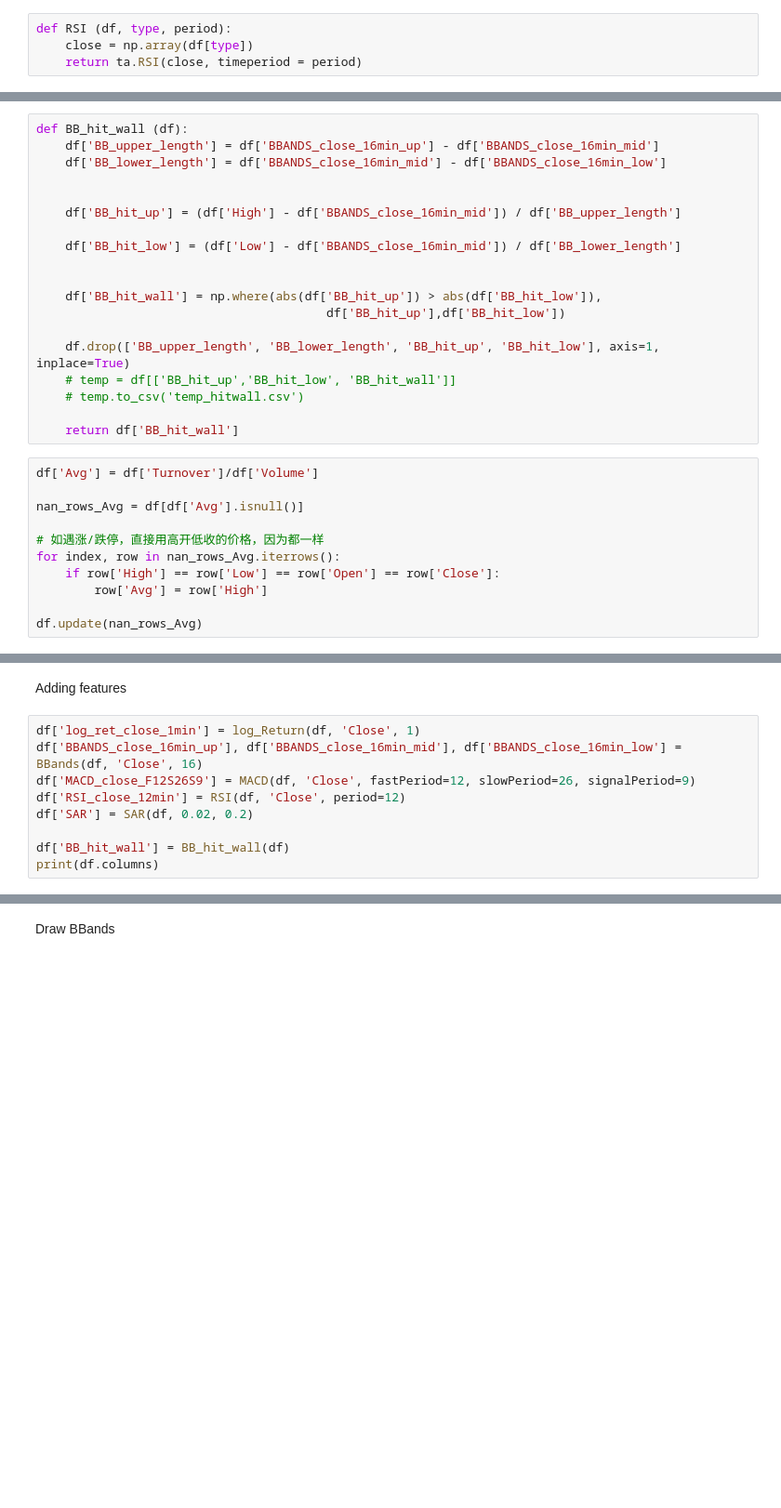
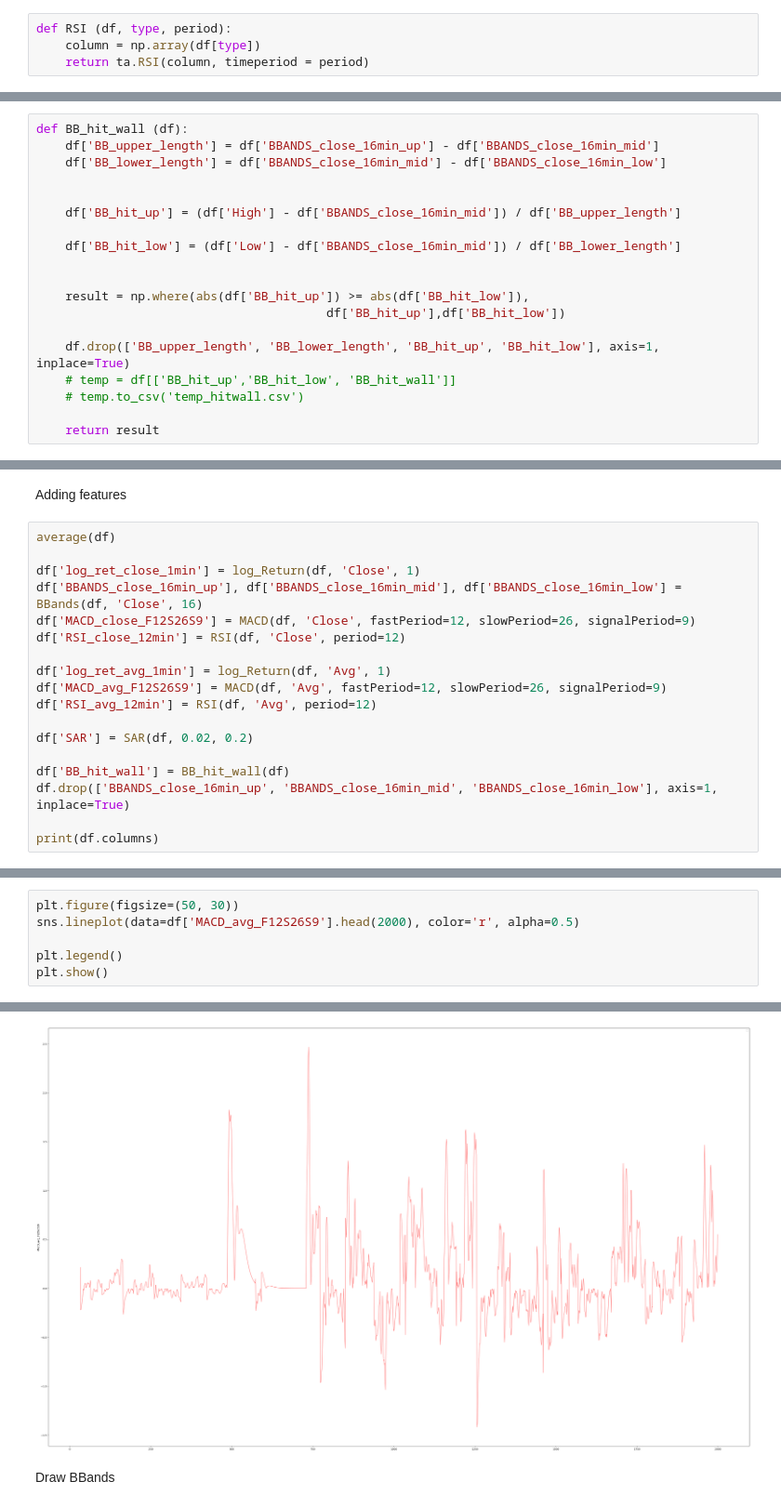
Before and after one commit to Aaron3963/Orient-Securities-2023, a Jupyter notebook: 多因子/add_features.ipynb, the cells around one changed output, grey strips where cells are left out. Shown at 93% size. Cells and saved outputs as stored; diff of their text form; blank space fills up the shorter version.

```diff
--- a/多因子/add_features.ipynb
+++ b/多因子/add_features.ipynb
@@ -37,7 +45,7 @@ def MACD(df, column, fastPeriod, slowPeriod, signalPeriod):
 # %%
 def RSI (df, type, period):
-    close = np.array(df[type])
-    return ta.RSI(close, timeperiod = period)
+    column = np.array(df[type])
+    return ta.RSI(column, timeperiod = period)
 # %%
 def SAR (df, acc, max):
     high = np.array(df['High'])
@@ -71,22 +79,11 @@ def BB_hit_wall (df):
     df['BB_hit_low'] = (df['Low'] - df['BBANDS_close_16min_mid']) / df['BB_lower_length']
 
 
-    df['BB_hit_wall'] = np.where(abs(df['BB_hit_up']) > abs(df['BB_hit_low']),
+    result = np.where(abs(df['BB_hit_up']) >= abs(df['BB_hit_low']),
                                         df['BB_hit_up'],df['BB_hit_low'])
 
     df.drop(['BB_upper_length', 'BB_lower_length', 'BB_hit_up', 'BB_hit_low'], axis=1, inplace=True)
     # temp = df[['BB_hit_up','BB_hit_low', 'BB_hit_wall']]
     # temp.to_csv('temp_hitwall.csv')
 
-    return df['BB_hit_wall']
+    return result
-# %%
-df['Avg'] = df['Turnover']/df['Volume']
-
-nan_rows_Avg = df[df['Avg'].isnull()]
-
-# 如遇涨/跌停，直接用高开低收的价格，因为都一样
-for index, row in nan_rows_Avg.iterrows():
-    if row['High'] == row['Low'] == row['Open'] == row['Close']:
-        row['Avg'] = row['High']
-
-df.update(nan_rows_Avg)
@@ -93,13 +103,22 @@ df.update(nan_rows_Avg)
 # %% [markdown]
 Adding features
 # %%
+average(df)
+
 df['log_ret_close_1min'] = log_Return(df, 'Close', 1)
 df['BBANDS_close_16min_up'], df['BBANDS_close_16min_mid'], df['BBANDS_close_16min_low'] = BBands(df, 'Close', 16)
 df['MACD_close_F12S26S9'] = MACD(df, 'Close', fastPeriod=12, slowPeriod=26, signalPeriod=9)
 df['RSI_close_12min'] = RSI(df, 'Close', period=12)
+
+df['log_ret_avg_1min'] = log_Return(df, 'Avg', 1)
+df['MACD_avg_F12S26S9'] = MACD(df, 'Avg', fastPeriod=12, slowPeriod=26, signalPeriod=9)
+df['RSI_avg_12min'] = RSI(df, 'Avg', period=12)
+
 df['SAR'] = SAR(df, 0.02, 0.2)
 
 df['BB_hit_wall'] = BB_hit_wall(df)
+df.drop(['BBANDS_close_16min_up', 'BBANDS_close_16min_mid', 'BBANDS_close_16min_low'], axis=1, inplace=True)
+
 print(df.columns)
 # %% [output]
 Index(['Timestamp', 'Open', 'High', 'Low', 'Volume', 'Turnover', 'Close',
@@ -109 +128,8 @@ Index(['Timestamp', 'Open', 'High', 'Low', 'Volume', 'Turnover', 'Close',
       dtype='object')
+# %%
+plt.figure(figsize=(50, 30))
+sns.lineplot(data=df['MACD_avg_F12S26S9'].head(2000), color='r', alpha=0.5)
+
+plt.legend()
+plt.show()
+# %% [output]
@@ -110,3 +137,4 @@ Index(['Timestamp', 'Open', 'High', 'Low', 'Volume', 'Turnover', 'Close',
+[figure, added]
 # %% [markdown]
 Draw BBands
 # %%
```
Also changed, not shown: parts of 13 cells of this notebook, 5 other files.
